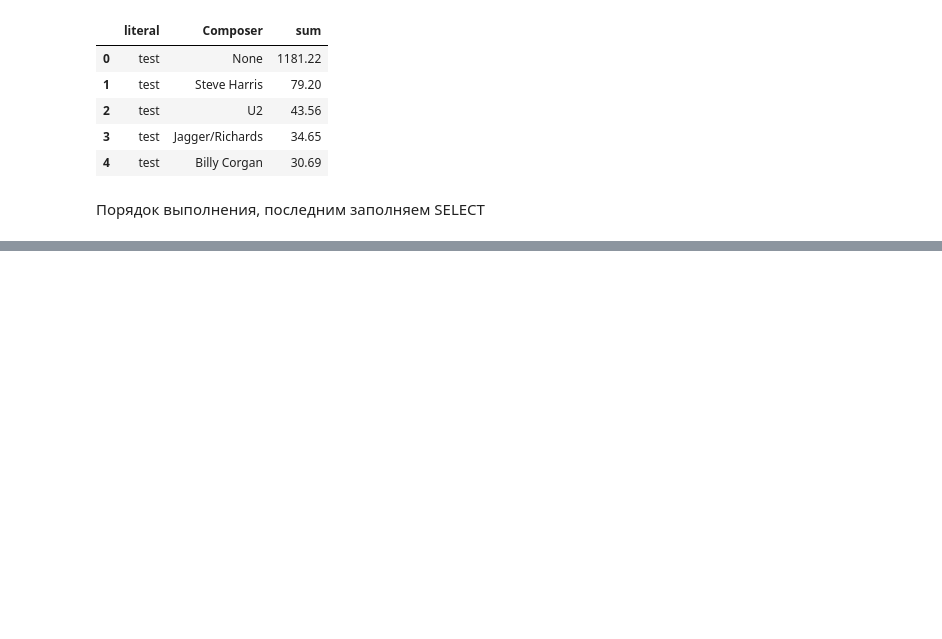
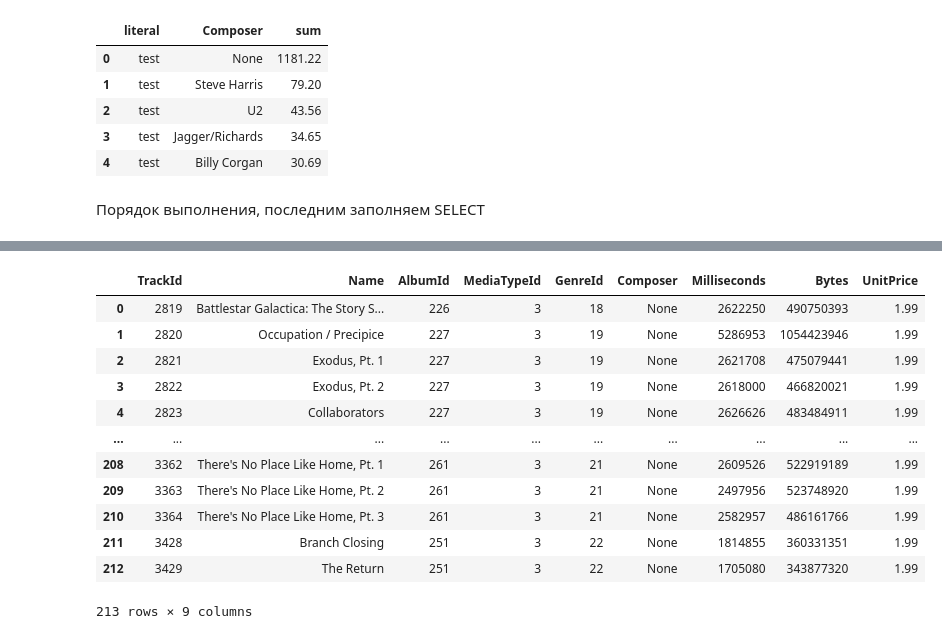
Before and after one commit to sortvalues/my_rep_01, a Jupyter notebook: zooming_up/SQL/sqlite_pracs.ipynb, the cells around one changed output, grey strips where cells are left out. Saved outputs shown, nothing was run; the diff lists cells and outputs as text; code cells hidden in the pictures; blank space fills up the shorter version.

```diff
--- a/zooming_up/SQL/sqlite_pracs.ipynb
+++ b/zooming_up/SQL/sqlite_pracs.ipynb
@@ -121,0 +154,23 @@ query = """
+# %%
+query = """
+        SELECT      *
+        FROM        tracks
+        WHERE unitprice = (SELECT max(unitprice)
+                           FROM tracks)
+
+        """
+pd.read_sql_query(query, connection)
+# %% [output]
+|  | TrackId | Name | AlbumId | MediaTypeId | GenreId | Composer | Milliseconds | Bytes | UnitPrice |
+| 0 | 2819 | Battlestar Galactica: The Story S... | 226 | 3 | 18 | None | 2622250 | 490750393 | 1.99 |
+| 1 | 2820 | Occupation / Precipice | 227 | 3 | 19 | None | 5286953 | 1054423946 | 1.99 |
+| 2 | 2821 | Exodus, Pt. 1 | 227 | 3 | 19 | None | 2621708 | 475079441 | 1.99 |
+| 3 | 2822 | Exodus, Pt. 2 | 227 | 3 | 19 | None | 2618000 | 466820021 | 1.99 |
+| 4 | 2823 | Collaborators | 227 | 3 | 19 | None | 2626626 | 483484911 | 1.99 |
+| ... | ... | ... | ... | ... | ... | ... | ... | ... | ... |
+| 208 | 3362 | There's No Place Like Home, Pt. 1 | 261 | 3 | 21 | None | 2609526 | 522919189 | 1.99 |
+| 209 | 3363 | There's No Place Like Home, Pt. 2 | 261 | 3 | 21 | None | 2497956 | 523748920 | 1.99 |
+| 210 | 3364 | There's No Place Like Home, Pt. 3 | 261 | 3 | 21 | None | 2582957 | 486161766 | 1.99 |
+| 211 | 3428 | Branch Closing | 251 | 3 | 22 | None | 1814855 | 360331351 | 1.99 |
+| 212 | 3429 | The Return | 251 | 3 | 22 | None | 1705080 | 343877320 | 1.99 |
+213 rows × 9 columns
```
Also changed, not shown: parts of 13 cells of this notebook.
